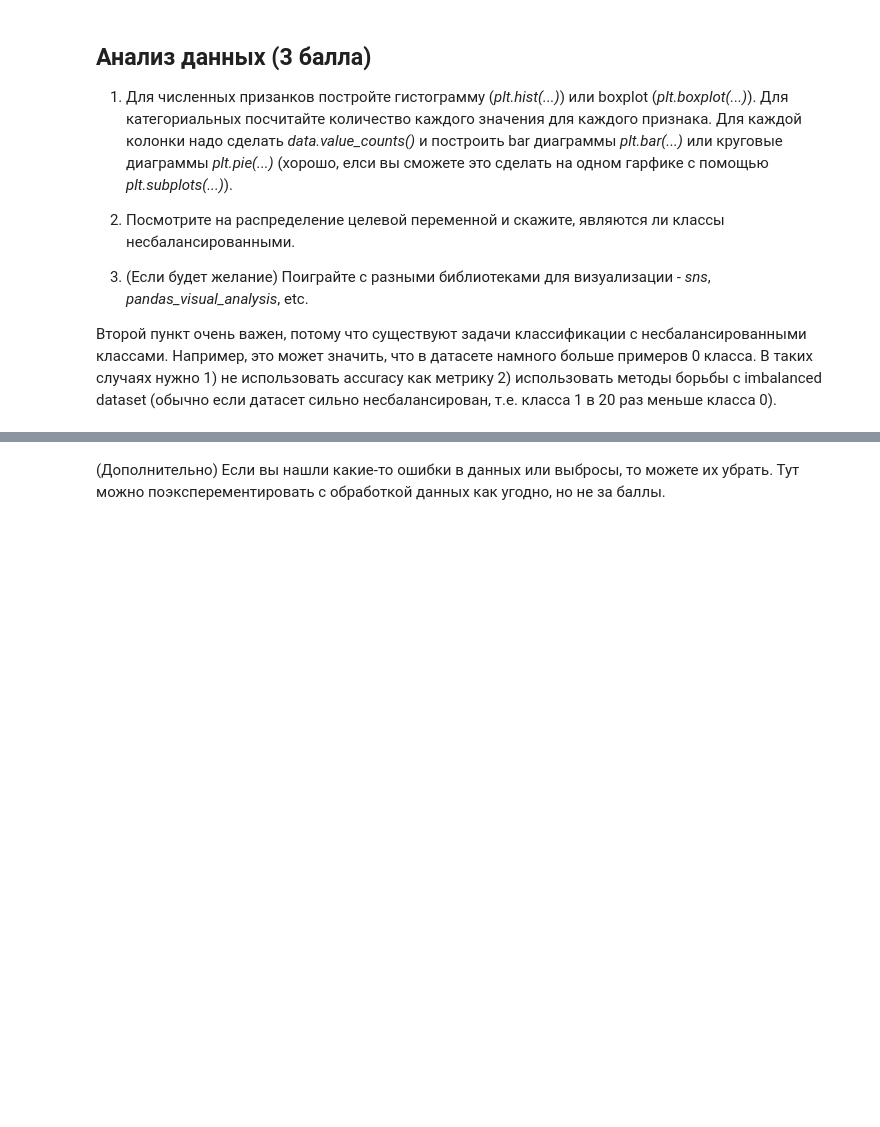
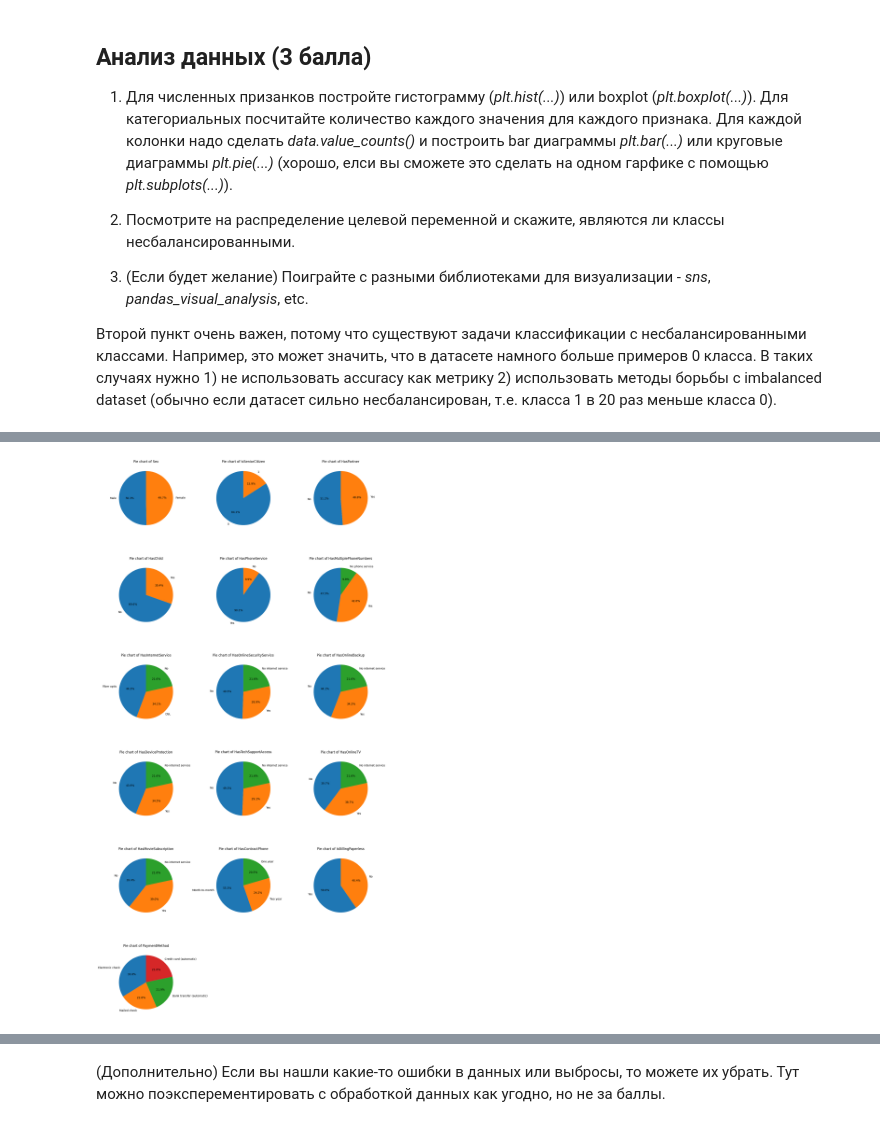
Before and after one commit to MisterHaid/AI_projects, a Jupyter notebook: week_03_composition_model_selection/Homework/hw_3_kaggle.ipynb, the cells around one changed output, grey strips where cells are left out. Saved outputs shown, nothing was run; the diff lists cells and outputs as text; code cells hidden in the pictures; blank space fills up the shorter version.

```diff
--- a/week_03_composition_model_selection/Homework/hw_3_kaggle.ipynb
+++ b/week_03_composition_model_selection/Homework/hw_3_kaggle.ipynb
@@ -201,0 +211,26 @@ plt.pie(data['Churn'].value_counts(), labels=['0', '1'])
+# %%
+
+
+n_cols = len(cat_cols)
+n_rows = int(np.ceil(n_cols / 3))  # до 3 графиков в ряд
+fig, axes = plt.subplots(n_rows, 3, figsize=(15, 5 * n_rows))
+axes = axes.flatten()
+
+for i, col in enumerate(cat_cols):
+    counts = data[col].value_counts()
+    axes[i].pie(
+        counts.values,
+        labels=counts.index,
+        autopct='%1.1f%%',
+        startangle=90
+    )
+    axes[i].set_title(f'Pie chart of {col}')
+
+# Удаляем пустые оси, если категорий меньше, чем мест
+for j in range(i + 1, len(axes)):
+    fig.delaxes(axes[j])
+
+plt.tight_layout()
+plt.show()
+# %% [output]
+[figure, added]
```
Also changed, not shown: parts of 22 cells of this notebook.
